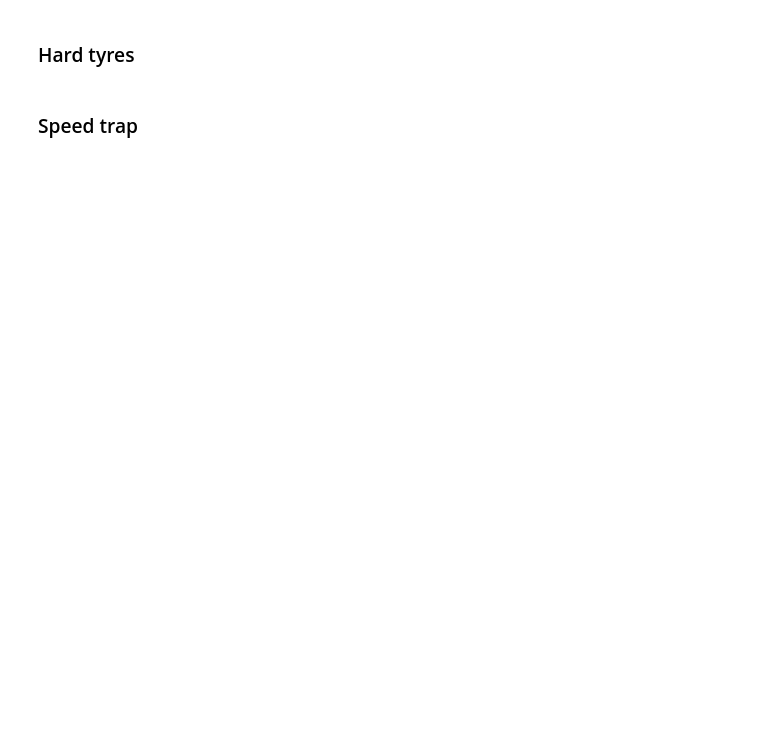
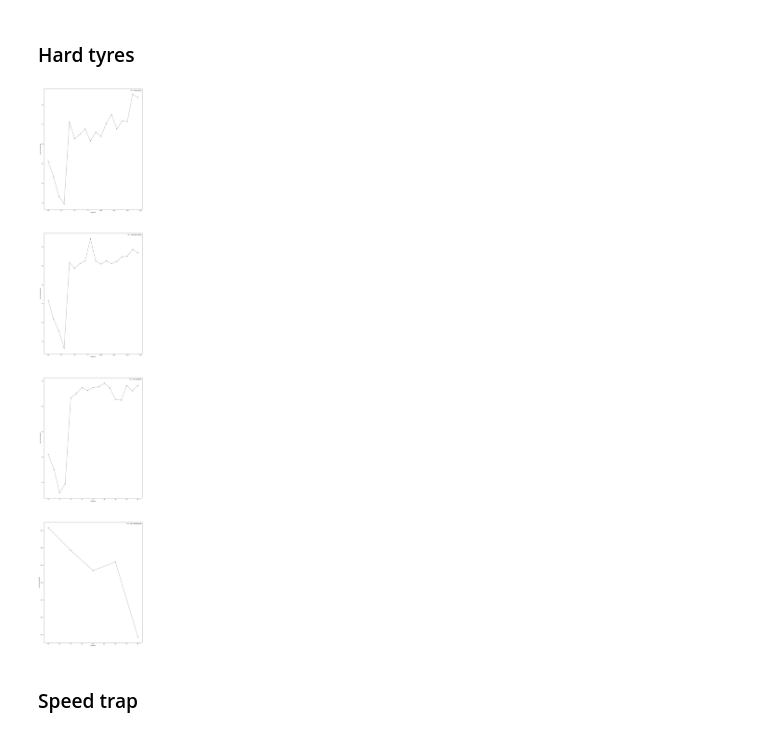
Before and after one commit to frankdelpiero/F1_notebooks, a Jupyter notebook: F1_24/Dutch_Recap.ipynb, the cells around one changed output. Drawn from its saved outputs; the diff is of its cells as text; code cells hidden in the pictures; blank space fills up the shorter version.

```diff
--- a/F1_24/Dutch_Recap.ipynb
+++ b/F1_24/Dutch_Recap.ipynb
@@ -804,7 +823,9 @@ libraryDataF1.obtain_data_tyres(jointables2,"SOFT",114)
 # %% [markdown]
 ### Hard tyres
 # %%
-libraryDataF1.obtain_data_tyres(jointables2,"HARD",114)
+libraryDataF1.obtain_data_tyres(jointables2,"HARD",81)
+# %% [output]
+[figure, added]
 # %% [markdown]
 ### Speed trap
 # %%
```
Also changed, not shown: parts of 55 cells of this notebook.
